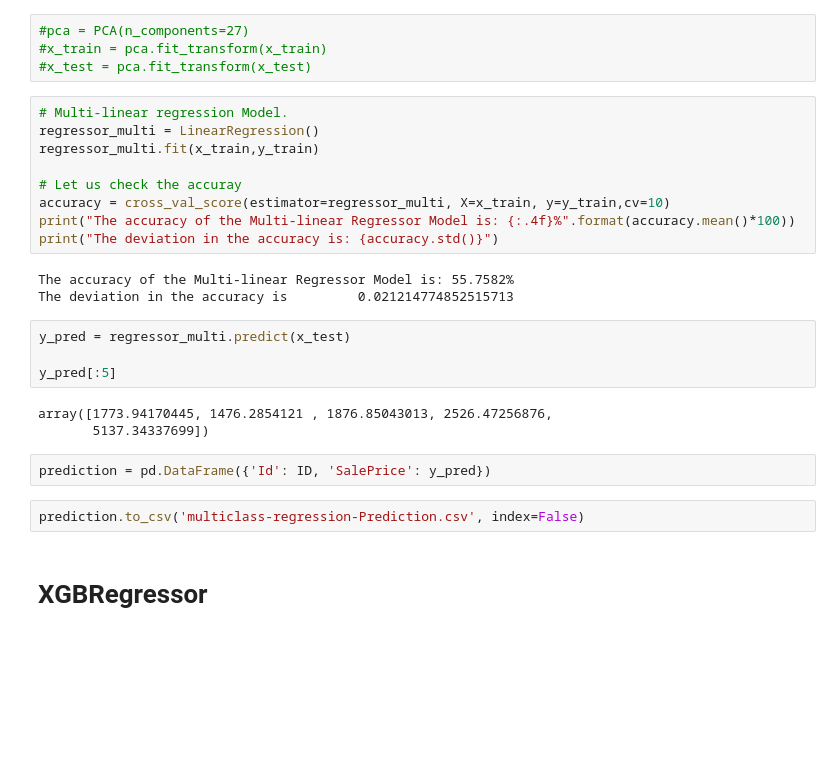
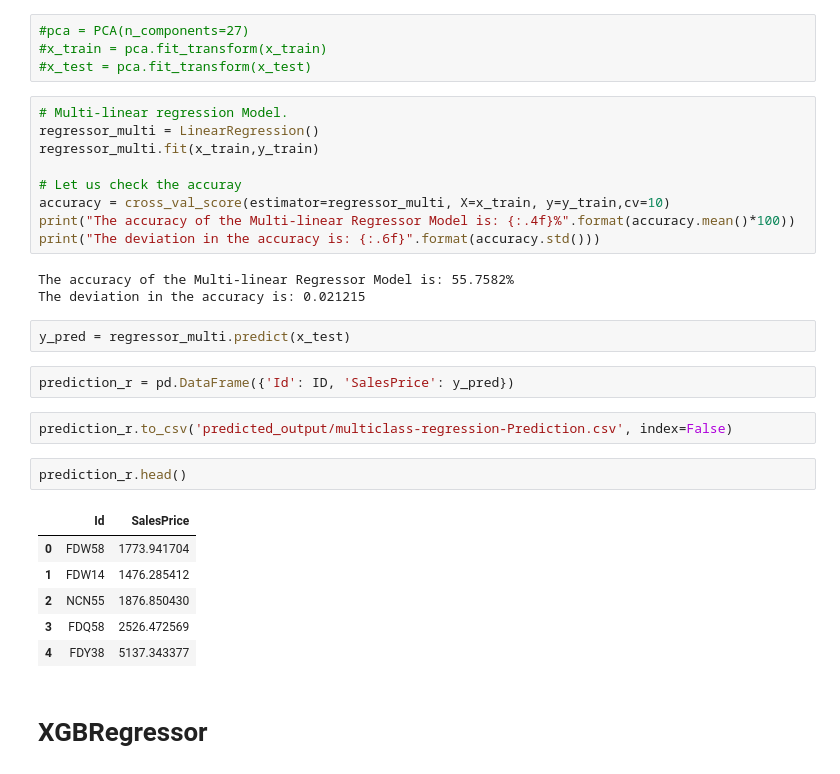
Before and after one commit to ashishsth7586/PyTorch, a Jupyter notebook: 02_bigmart-sales/Big Mart Sales - Data Visualization, Cleaning and Prediction.ipynb, the cells around one changed output. Saved outputs shown, nothing was run; the diff lists cells and outputs as text; blank space fills up the shorter version.

Commit message:
bigmart sales updated

```diff
--- a/02_bigmart-sales/Untitled.ipynb
+++ b/02_bigmart-sales/Big Mart Sales - Data Visualization, Cleaning and Prediction.ipynb
@@ -281,21 +287,25 @@ regressor_multi.fit(x_train,y_train)
 # Let us check the accuray
 accuracy = cross_val_score(estimator=regressor_multi, X=x_train, y=y_train,cv=10)
 print("The accuracy of the Multi-linear Regressor Model is: {:.4f}%".format(accuracy.mean()*100))
-print("The deviation in the accuracy is: {accuracy.std()}")
+print("The deviation in the accuracy is: {:.6f}".format(accuracy.std()))
 # %% [output]
 The accuracy of the Multi-linear Regressor Model is: 55.7582%
-The deviation in the accuracy is         0.021214774852515713
+The deviation in the accuracy is: 0.021215
 # %%
 y_pred = regressor_multi.predict(x_test)
-
-y_pred[:5]
-# %% [output]
-array([1773.94170445, 1476.2854121 , 1876.85043013, 2526.47256876,
-       5137.34337699])
 # %%
-prediction = pd.DataFrame({'Id': ID, 'SalePrice': y_pred})
+prediction_r = pd.DataFrame({'Id': ID, 'SalesPrice': y_pred})
 # %%
-prediction.to_csv('multiclass-regression-Prediction.csv', index=False)
+prediction_r.to_csv('predicted_output/multiclass-regression-Prediction.csv', index=False)
+# %%
+prediction_r.head()
+# %% [output]
+|  | Id | SalesPrice |
+| 0 | FDW58 | 1773.941704 |
+| 1 | FDW14 | 1476.285412 |
+| 2 | NCN55 | 1876.850430 |
+| 3 | FDQ58 | 2526.472569 |
+| 4 | FDY38 | 5137.343377 |
 # %% [markdown]
 # XGBRegressor
 # %%
```
Also changed, not shown: parts of 6 cells of this notebook, 3 other files.
